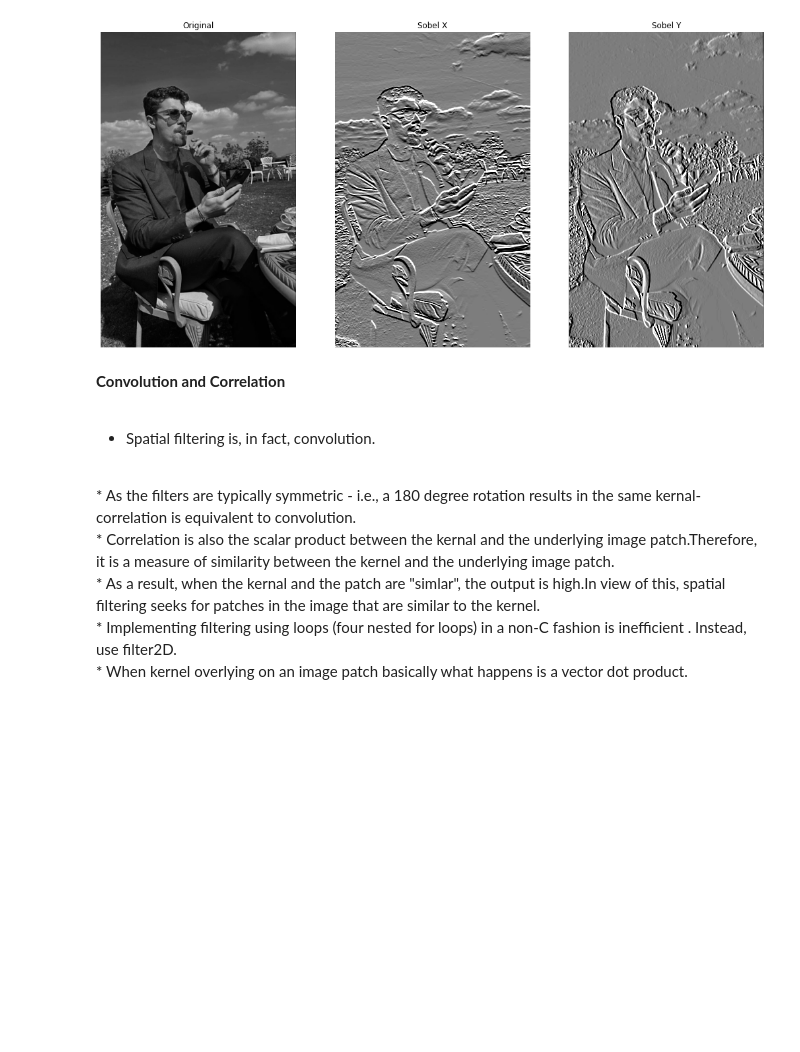
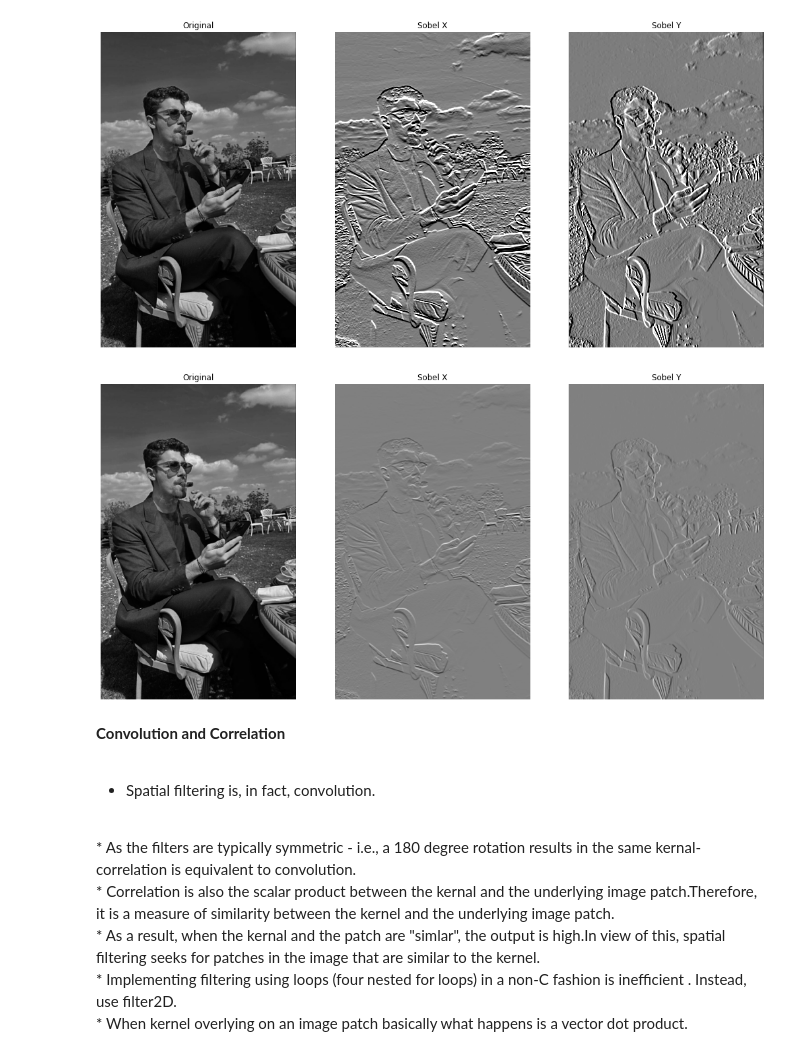
Before and after one commit to NavinduTharupathi/EN3160-Inclass, a Jupyter notebook: inclass_2024_07_03.ipynb, the cells around one changed output. Saved outputs shown, nothing was run; the diff lists cells and outputs as text; code cells hidden in the pictures; blank space fills up the shorter version.

```diff
--- a/inclass_2024_07_03.ipynb
+++ b/inclass_2024_07_03.ipynb
@@ -290,6 +290,40 @@ ax[2].axis('off')
 # %% [output]
 (-0.5, 370.5, 599.5, -0.5)
 [figure]
+# %%
+import cv2 as cv
+import numpy as np
+import matplotlib.pyplot as plt
+
+im = cv.imread('D:\semester 5\EN3160\images\iman.jpg', cv.IMREAD_REDUCED_GRAYSCALE_2)
+assert im is not None
+
+# Sobel kernels for edge detection
+sobel_x = np.array([[-1, -2, -1], [0, 0, 0], [1, 2, 1]])
+sobel_y = np.array([[-1, 0, 1], [-2, 0, 2], [-1, 0, 1]])
+
+# Apply Sobel filters
+im_x = cv.filter2D(im, cv.CV_32F, sobel_x)
+im_y = cv.filter2D(im, cv.CV_32F, sobel_y)
+
+# Normalize the filtered images for display
+im_x_norm = cv.normalize(im_x, None, 0, 255, cv.NORM_MINMAX, cv.CV_8U)
+im_y_norm = cv.normalize(im_y, None, 0, 255, cv.NORM_MINMAX, cv.CV_8U)
+
+# Plotting
+fig, ax = plt.subplots(1, 3, figsize=(18, 9))
+ax[0].imshow(im, cmap='gray')
+ax[0].set_title('Original')
+ax[0].axis('off')
+ax[1].imshow(im_x_norm, cmap='gray')
+ax[1].set_title('Sobel X')
+ax[1].axis('off')
+ax[2].imshow(im_y_norm, cmap='gray')
+ax[2].set_title('Sobel Y')
+ax[2].axis('off')
+plt.show()
+# %% [output]
+[figure, added]
 # %% [markdown]
 **Convolution and Correlation**
 <br>
```
Also changed, not shown: 4 other files.
